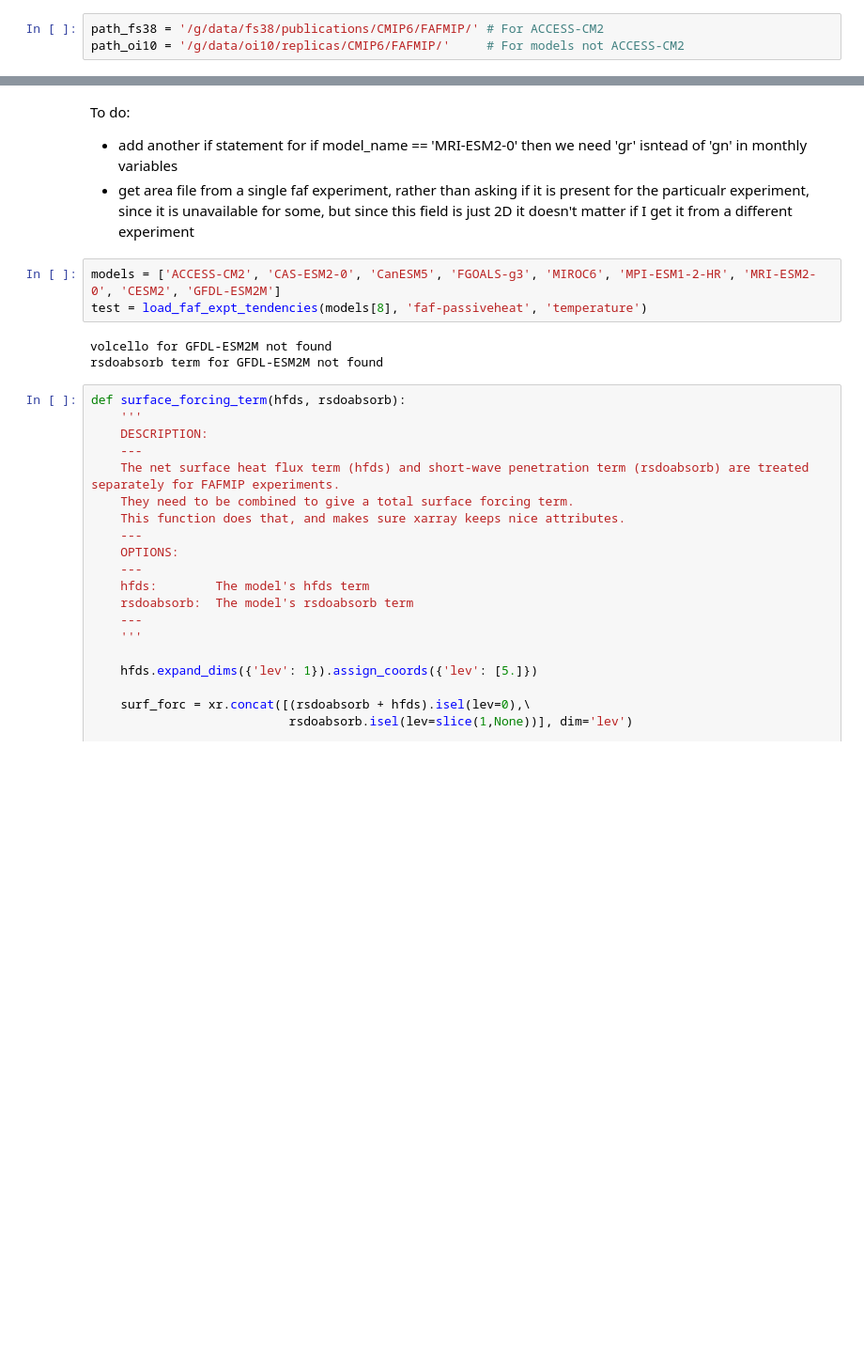
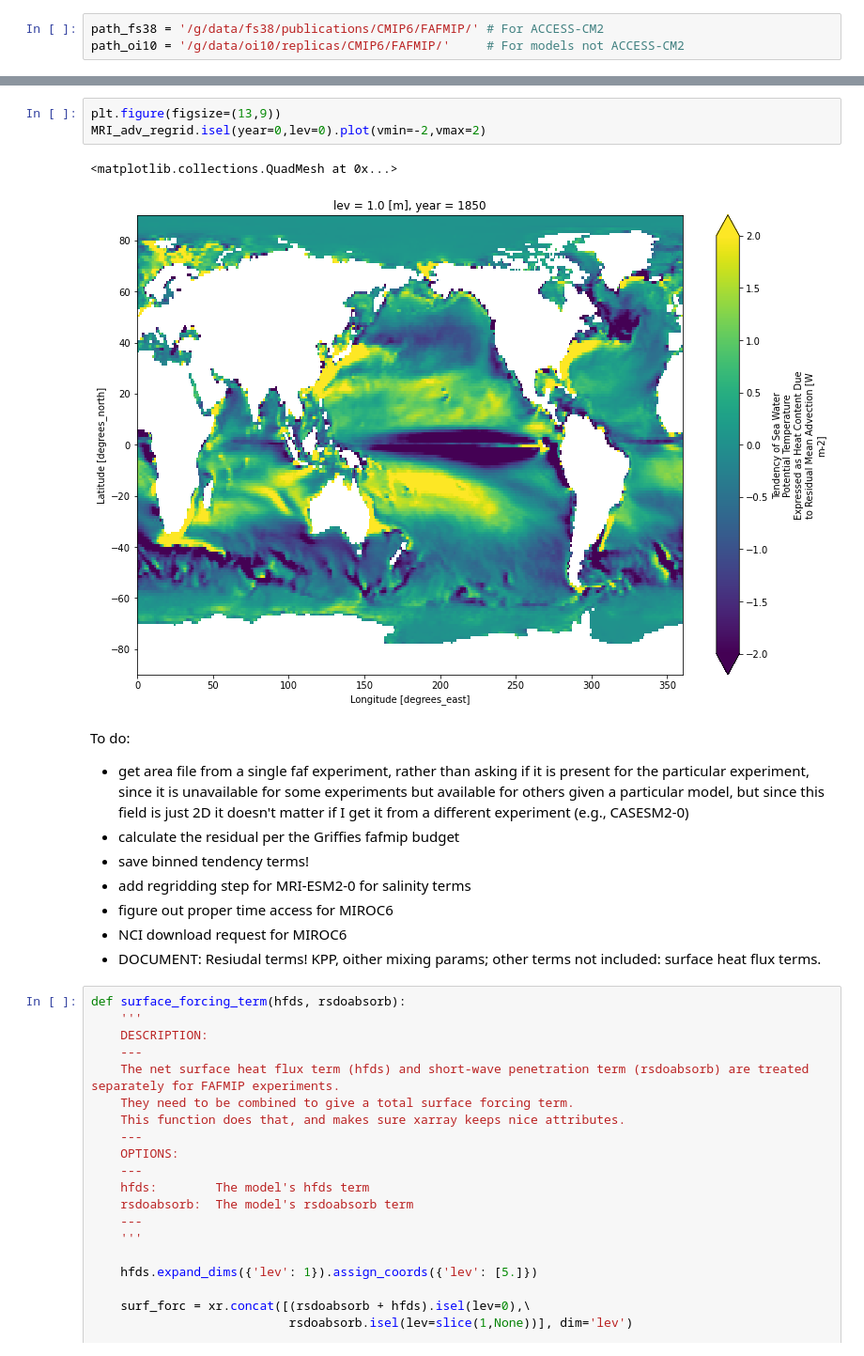
Before and after one commit to mpudig/AABW_HeatUptakePotential, a Jupyter notebook: FAFMIP_models.ipynb, the cells around one changed output, grey strips where cells are left out. Shown at 94% size. Drawn from its saved outputs; the diff is of its cells as text; blank space fills up the shorter version.

```diff
--- a/FAFMIP_models.ipynb
+++ b/FAFMIP_models.ipynb
@@ -188,13 +289,18 @@ def load_faf_expt_tendencies(model_name, faf_expt_name, variable_type):
+# %%
+plt.figure(figsize=(13,9))
+MRI_adv_regrid.isel(year=0,lev=0).plot(vmin=-2,vmax=2)
+# %% [output]
+<matplotlib.collections.QuadMesh at 0x...>
+[figure, added]
 # %% [markdown]
 To do:
-- add another if statement for if model_name == 'MRI-ESM2-0' then we need 'gr' isntead of 'gn' in monthly variables
-- get area file from a single faf experiment, rather than asking if it is present for the particualr experiment, since it is unavailable for some, but since this field is just 2D it doesn't matter if I get it from a different experiment
+- get area file from a single faf experiment, rather than asking if it is present for the particular experiment, since it is unavailable for some experiments but available for others given a particular model, but since this field is just 2D it doesn't matter if I get it from a different experiment (e.g., CASESM2-0)
+- calculate the residual per the Griffies fafmip budget
+- save binned tendency terms!
+- add regridding step for MRI-ESM2-0 for salinity terms
+- figure out proper time access for MIROC6
+- NCI download request for MIROC6
+- DOCUMENT: Resiudal terms! KPP, oither mixing params; other terms not included: surface heat flux terms.
-# %%
-models = ['ACCESS-CM2', 'CAS-ESM2-0', 'CanESM5', 'FGOALS-g3', 'MIROC6', 'MPI-ESM1-2-HR', 'MRI-ESM2-0', 'CESM2', 'GFDL-ESM2M']
-test = load_faf_expt_tendencies(models[8], 'faf-passiveheat', 'temperature')
-# %% [output]
-volcello for GFDL-ESM2M not found
-rsdoabsorb term for GFDL-ESM2M not found
 # %%
 def surface_forcing_term(hfds, rsdoabsorb):
     '''
```
Also changed, not shown: parts of 50 cells of this notebook.
